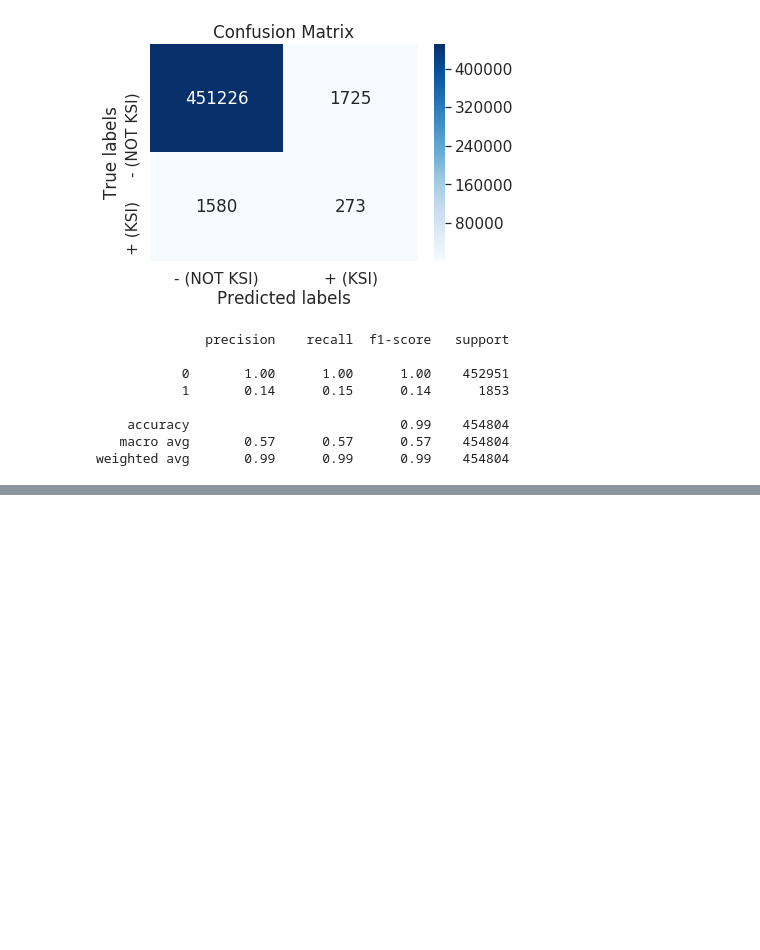
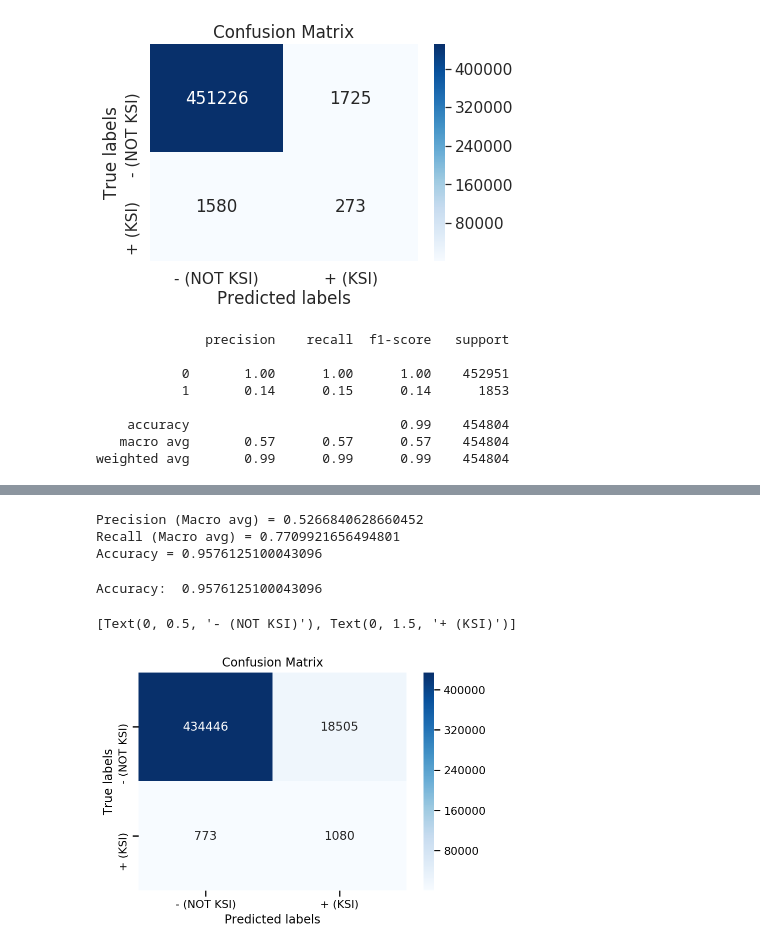
Before and after one commit to Dave-61/Insight_Data_Science, a Jupyter notebook: notebooks/TC_KSIprediction.ipynb, the cells around one changed output, grey strips where cells are left out. Saved outputs shown, nothing was run; the diff lists cells and outputs as text; code cells hidden in the pictures; blank space fills up the shorter version.

```diff
--- a/notebooks/TC_KSIprediction.ipynb
+++ b/notebooks/TC_KSIprediction.ipynb
@@ -378,0 +495,8 @@ feature_imp_df
+# %%
+# After generating our synthetic data points, let’s see how our prediction performs:
+import xgboost as xgb
+
+# In order for XGBoost to be able to use our data, we’ll need to transform it into a specific format that XGBoost can handle.
+# That format is called DMatrix: Transform a numpy array of data to DMatrix format:
+D_train = xgb.DMatrix(x_train, label=y_train)
+D_test = xgb.DMatrix(x_test, label=y_test)
@@ -378,0 +505,9 @@ feature_imp_df
+# %%
+# Now that our data is all loaded up, we can define the parameters of our gradient boosting ensemble.
+param = {
+    'eta': 0.3,
+    'max_depth': 10,
+    'objective': 'multi:softprob',
+    'num_class': 10}
+
+# steps = 20  # The number of training iterations
@@ -378,0 +524,45 @@ feature_imp_df
+# %%
+# We can finally train our model similar to how we do so with Scikit Learn:
+xgb_model = xgb.train(param, D_train) # | xgb.train(param, D_train, steps)
+# %%
+# Let’s now run an evaluation. Again the process is very similar to that of training models in Scikit Learn:
+from sklearn.metrics import precision_score, recall_score, accuracy_score
+
+preds = xgb_model.predict(D_test)
+best_preds = np.asarray([np.argmax(line) for line in preds])
+
+print("Precision (Macro avg) = {}".format(precision_score(y_test, best_preds, average='macro')))
+print("Recall (Macro avg) = {}".format(recall_score(y_test, best_preds, average='macro')))
+print("Accuracy = {}".format(accuracy_score(y_test, best_preds)))
+# %% [output]
+Precision (Macro avg) = 0.5266840628660452
+Recall (Macro avg) = 0.7709921656494801
+Accuracy = 0.9576125100043096
+# %%
+from sklearn.metrics import confusion_matrix
+from sklearn.metrics import accuracy_score
+
+preds = xgb_model.predict(D_test)
+best_preds = np.asarray([np.argmax(line) for line in preds])
+print('Accuracy: ', accuracy_score(y_test, best_preds))
+cm = confusion_matrix(y_test, best_preds)
+
+import seaborn as sns
+import matplotlib.pyplot as plt
+%matplotlib inline
+sns.set_context('notebook')
+%config InlineBackend.figure_format = 'retina'
+
+ax = plt.subplot()
+sns.heatmap(cm, annot=True, ax = ax, cmap='Blues', fmt='g')
+
+# labels, title and ticks
+ax.set_xlabel('Predicted labels')
+ax.set_ylabel('True labels')
+ax.set_title('Confusion Matrix')
+ax.xaxis.set_ticklabels(['- (NOT KSI)', '+ (KSI)'])
+ax.yaxis.set_ticklabels(['- (NOT KSI)', '+ (KSI)'])
+# %% [output]
+Accuracy:  0.9576125100043096
+[Text(0, 0.5, '- (NOT KSI)'), Text(0, 1.5, '+ (KSI)')]
+[figure, added]
```
Also changed, not shown: parts of 17 cells of this notebook.
